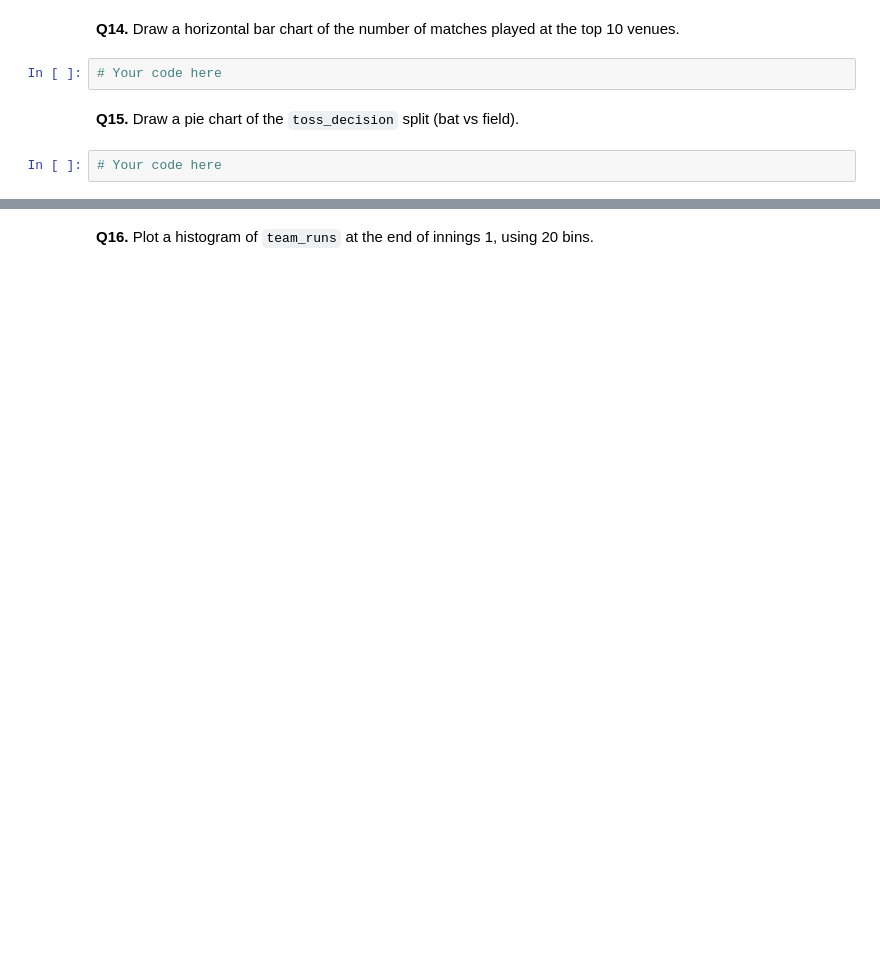
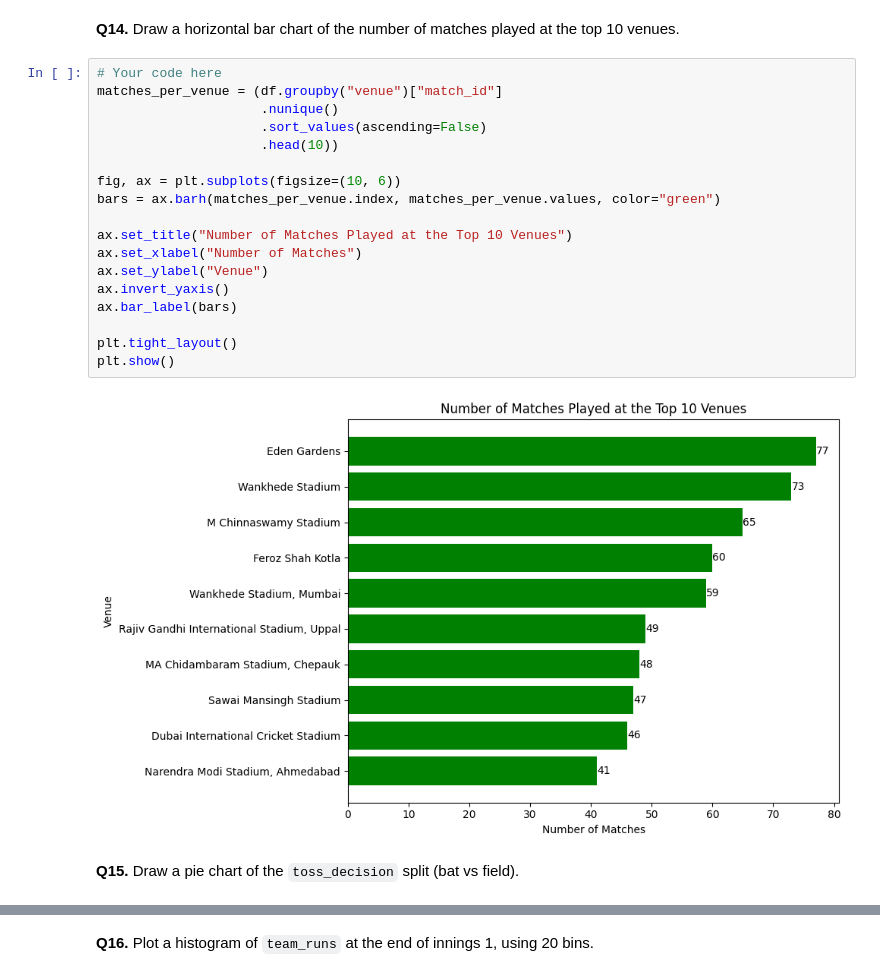
Before and after one commit to AnshuAnshu01/Data_Analytics_Python, a Jupyter notebook: IPL/IPL_Practice_Questions.ipynb, the cells around one changed output, grey strips where cells are left out. Saved outputs shown, nothing was run; the diff lists cells and outputs as text; blank space fills up the shorter version.

```diff
--- a/IPL/IPL_Practice_Questions.ipynb
+++ b/IPL/IPL_Practice_Questions.ipynb
@@ -79,8 +250,24 @@ df = pd.read_csv("IPL.csv", low_memory=False)
 # %% [markdown]
 **Q14.** Draw a horizontal bar chart of the number of matches played at the top 10 venues.
-# %%
-# Your code here
+# %%
+# Your code here
+matches_per_venue = (df.groupby("venue")["match_id"]
+                     .nunique()
+                     .sort_values(ascending=False)
+                     .head(10))
+
+fig, ax = plt.subplots(figsize=(10, 6))
+bars = ax.barh(matches_per_venue.index, matches_per_venue.values, color="green")
+
+ax.set_title("Number of Matches Played at the Top 10 Venues")
+ax.set_xlabel("Number of Matches")
+ax.set_ylabel("Venue")
+ax.invert_yaxis()
+ax.bar_label(bars)
+
+plt.tight_layout()
+plt.show()
+# %% [output]
+[figure, added]
 # %% [markdown]
 **Q15.** Draw a pie chart of the `toss_decision` split (bat vs field).
-# %%
-# Your code here
```
Also changed, not shown: parts of 47 cells of this notebook.
